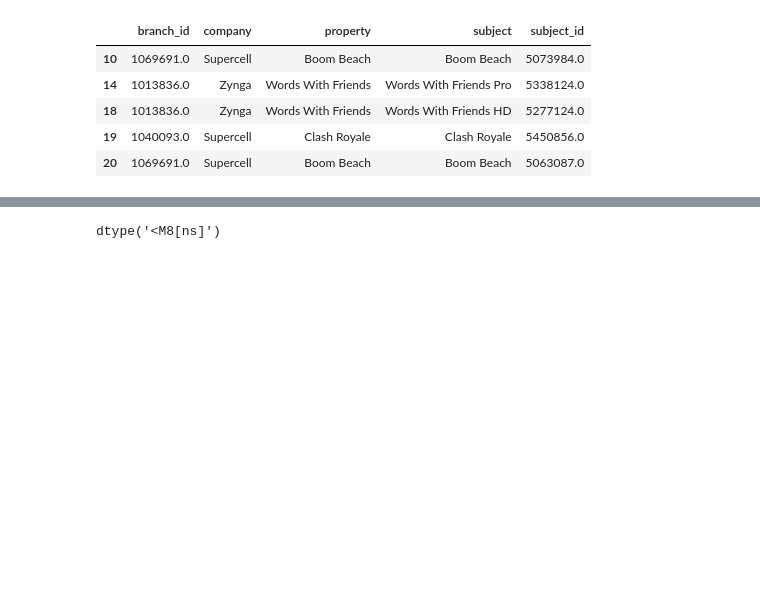
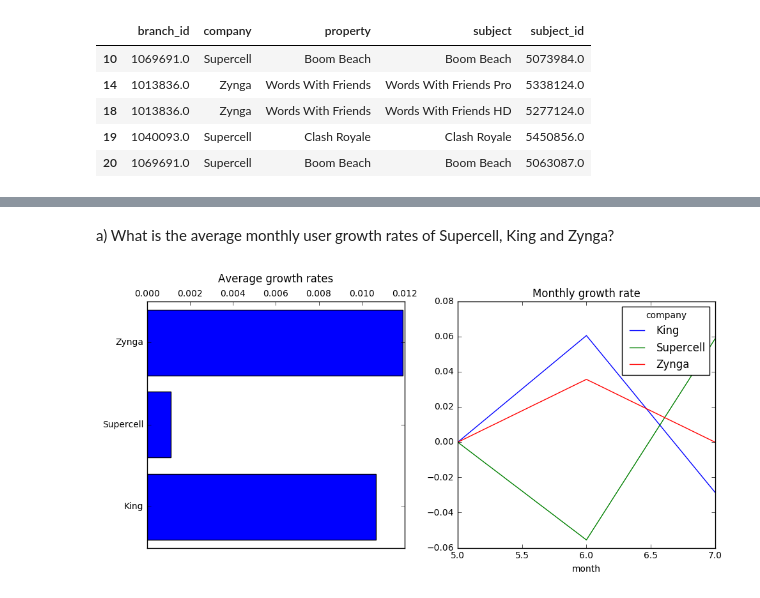
Before and after one commit to sudhNau/DataStuff, a Jupyter notebook: marketing/vertoData.ipynb, the cells around one changed output, grey strips where cells are left out. Cells and saved outputs as stored; diff of their text form; code cells hidden in the pictures; blank space fills up the shorter version.

```diff
--- a/marketing/vertoData.ipynb
+++ b/marketing/vertoData.ipynb
@@ -61,4 +64,22 @@ sessionData['end_timestamp'] = pd.to_datetime(sessionData['end_timestamp'])
-# %%
-sessionData['month'] = sessionDat
-# %% [output]
-dtype('<M8[ns]')
+# %% [markdown]
+a) What is the average monthly user growth rates of Supercell, King and Zynga?
+# %%
+from matplotlib import pyplot as plt
+%matplotlib inline
+## Average growth rate
+monthlyGroup= sessionData.groupby(['company','month'])['user_id'].nunique().reset_index()
+a = monthlyGroup.pivot(index='month',columns='company',values='user_id')
+gr = a.pct_change().fillna(0)
+## PLotting
+ind = np.arange(3)+0.5
+fig,ax = plt.subplots(figsize=(10,5),nrows = 1,ncols=2)
+ax[0].barh(ind,gr.mean(),align='center')
+ax[0].set_yticks(ind, minor=False)
+ax[0].set_yticklabels(gr.columns.values, minor=False)
+ax[0].xaxis.tick_top()
+t = ax[0].set_title("Average growth rates")
+t.set_position([0.5,1.06])
+gr.plot(ax=ax[1],title="Monthly growth rate")
+plt.tight_layout()
+# %% [output]
+[figure, added]
```
Also changed, not shown: parts of 34 cells of this notebook.
